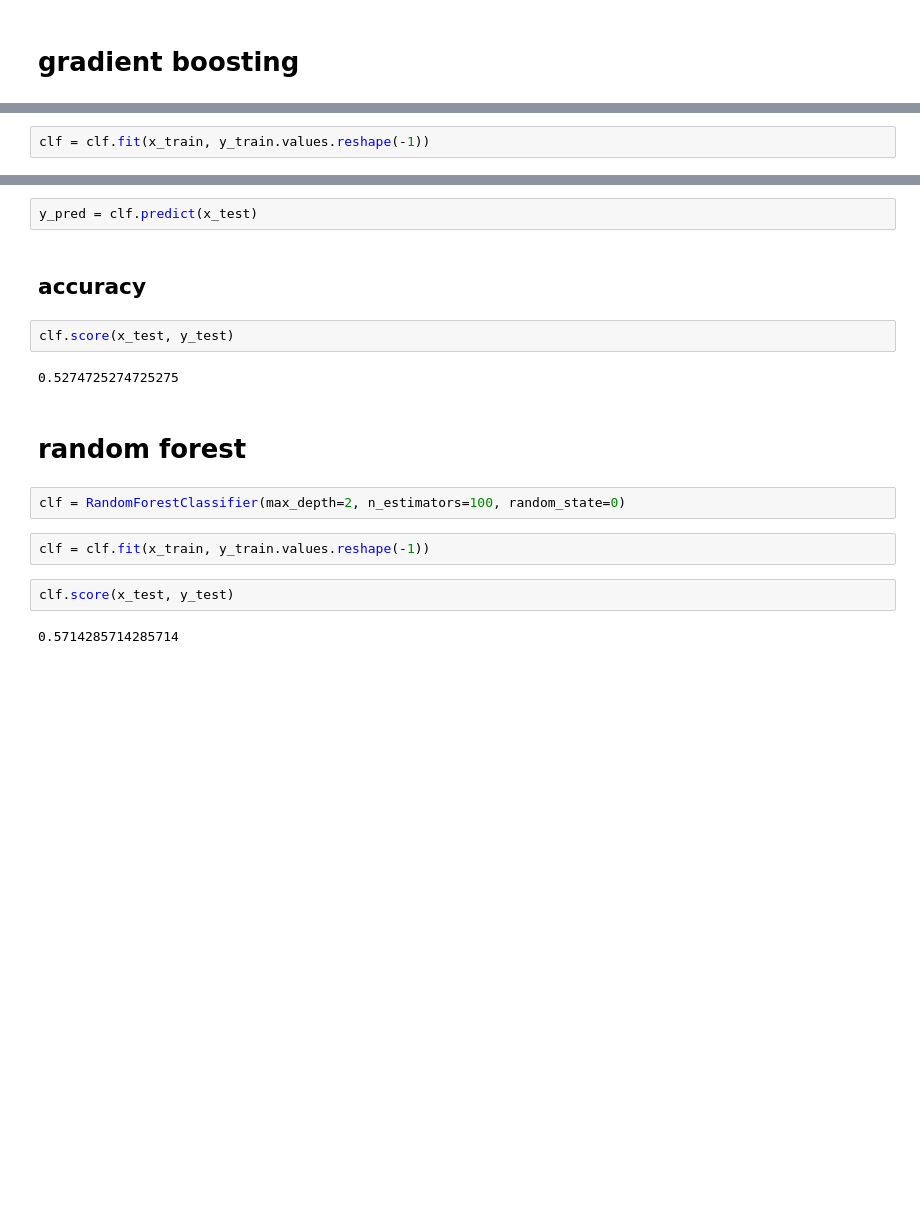
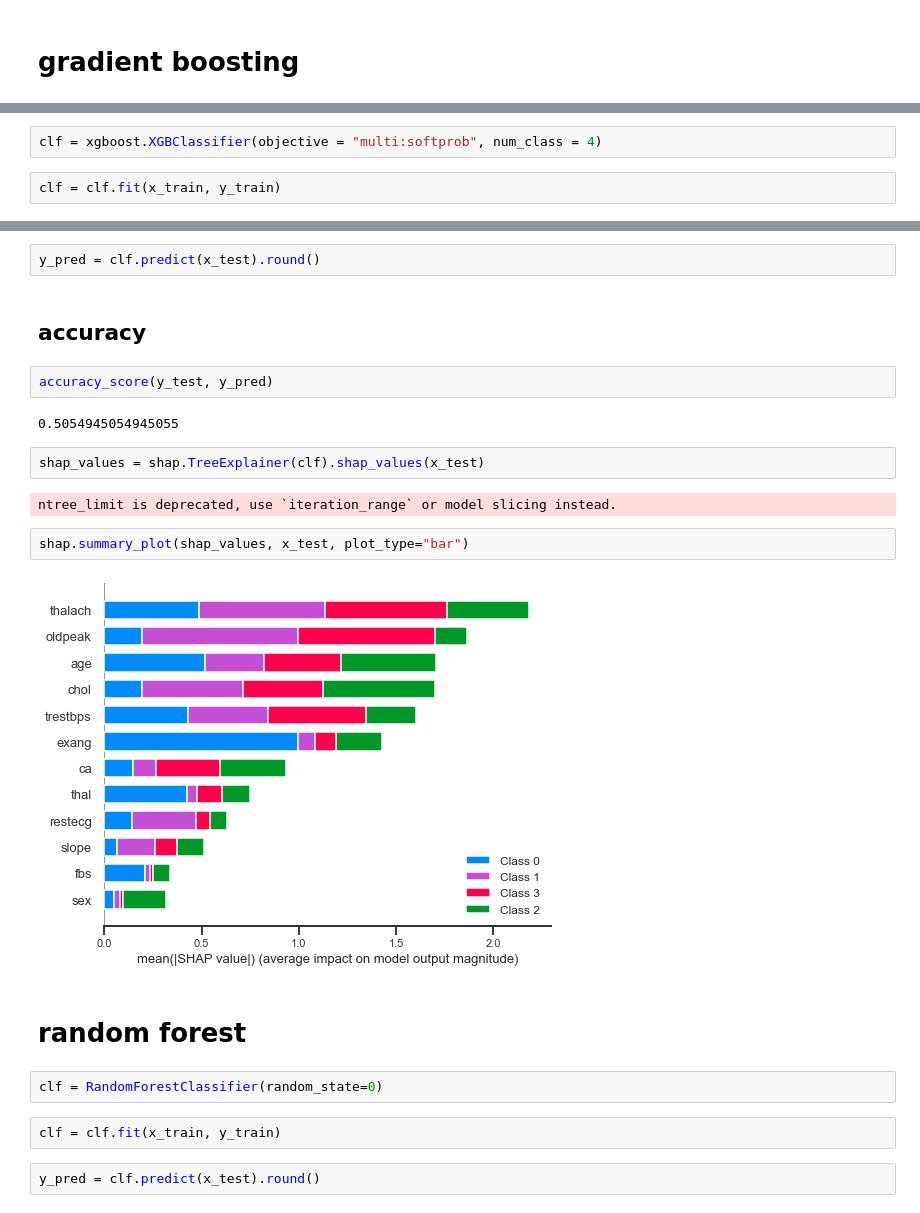
Before and after one commit to christacaggiano/machine_learning_exercises, a Jupyter notebook: chest_pain_prediction_tree.ipynb, the cells around one changed output, grey strips where cells are left out. Cells and saved outputs as stored; diff of their text form; blank space fills up the shorter version.

```diff
--- a/chest_pain_prediction_tree.ipynb
+++ b/chest_pain_prediction_tree.ipynb
@@ -145,2 +130,4 @@ clf = GradientBoostingClassifier(n_estimators=20, random_state=0,
+# %%
+clf = xgboost.XGBClassifier(objective = "multi:softprob", num_class = 4)
 # %%
-clf = clf.fit(x_train, y_train.values.reshape(-1))
+clf = clf.fit(x_train, y_train)
@@ -147,18 +137,24 @@ clf = clf.fit(x_train, y_train.values.reshape(-1))
 # %%
-y_pred = clf.predict(x_test)
+y_pred = clf.predict(x_test).round()
 # %% [markdown]
 ## accuracy
-# %%
-clf.score(x_test, y_test)
-# %% [output]
-0.5274725274725275
+# %%
+accuracy_score(y_test, y_pred)
+# %% [output]
+0.5054945054945055
+# %%
+shap_values = shap.TreeExplainer(clf).shap_values(x_test)
+# %% [output]
+ntree_limit is deprecated, use `iteration_range` or model slicing instead.
+# %%
+shap.summary_plot(shap_values, x_test, plot_type="bar")
+# %% [output]
+[figure, added]
 # %% [markdown]
 # random forest
 # %%
-clf = RandomForestClassifier(max_depth=2, n_estimators=100, random_state=0)
+clf = RandomForestClassifier(random_state=0)
 # %%
-clf = clf.fit(x_train, y_train.values.reshape(-1))
+clf = clf.fit(x_train, y_train)
-# %%
-clf.score(x_test, y_test)
-# %% [output]
-0.5714285714285714
+# %%
+y_pred = clf.predict(x_test).round()
```
Also changed, not shown: parts of 18 cells of this notebook, 1 other file.
